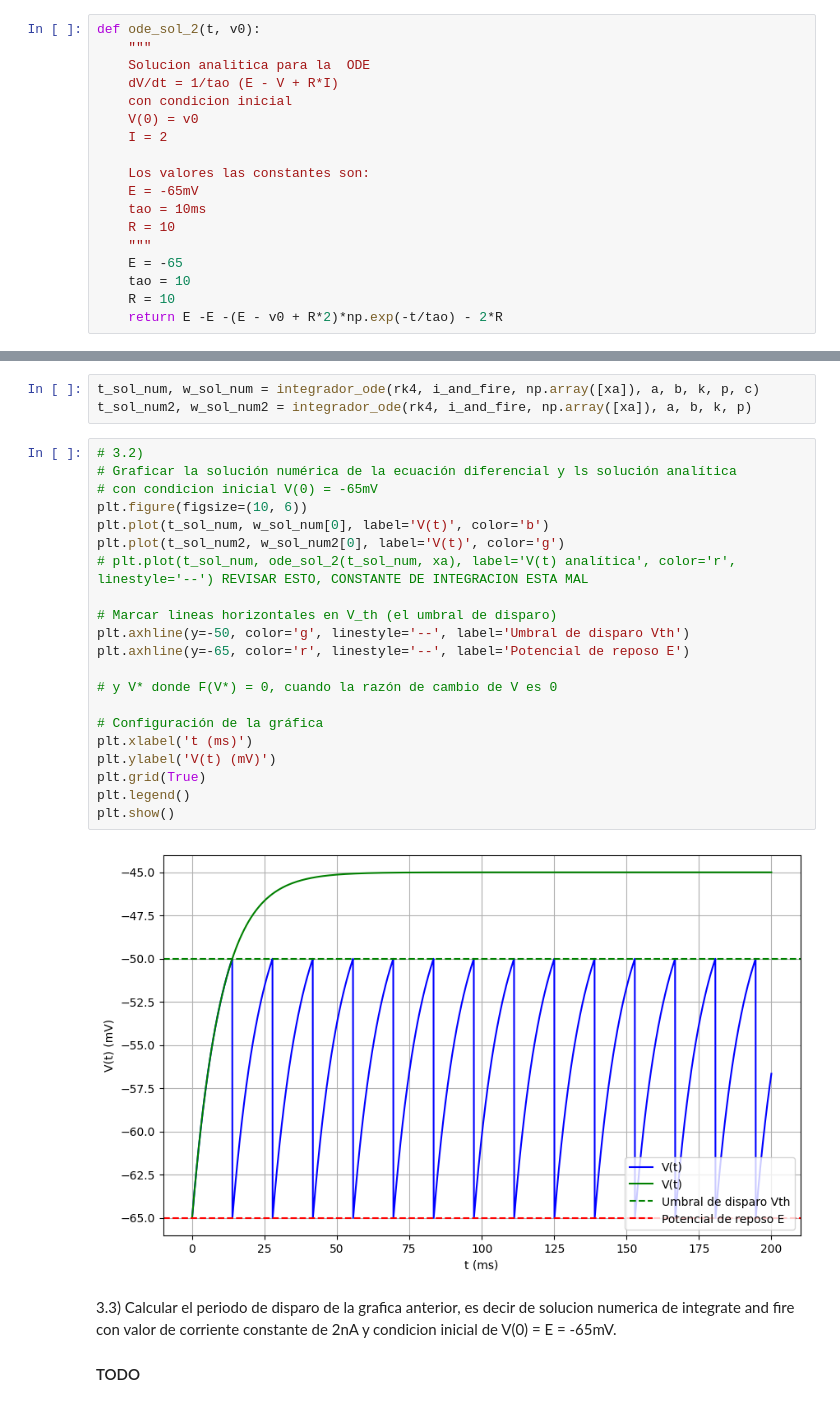
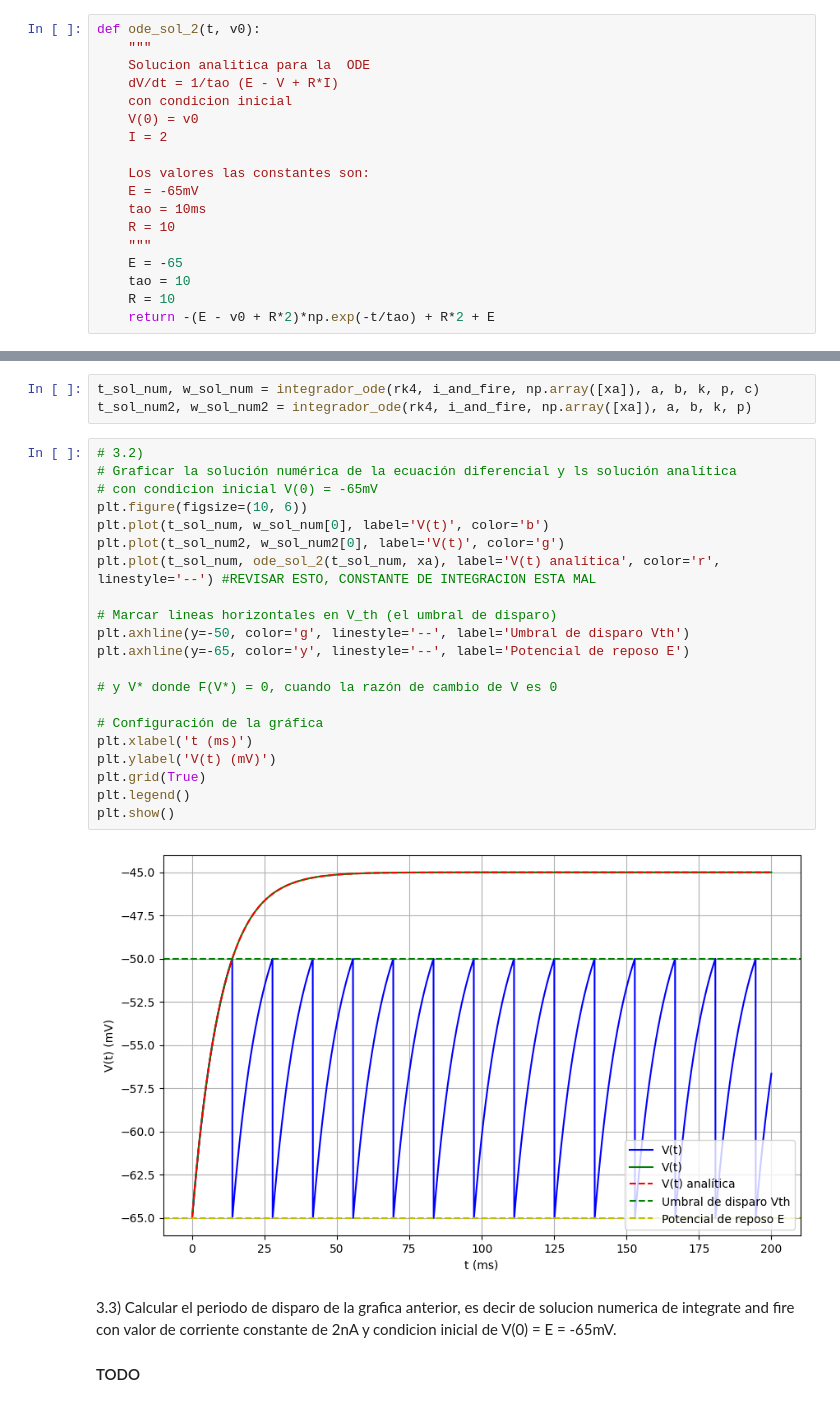
Before and after one commit to AdolfoBanchio/Redes-neuronales-2024, a Jupyter notebook: guias_ejercicios/redes_neuronales_2024_guia_5.ipynb, the cells around one changed output, grey strips where cells are left out. Cells and saved outputs as stored; diff of their text form.

```diff
--- a/guias_ejercicios/redes_neuronales_2024_guia_5.ipynb
+++ b/guias_ejercicios/redes_neuronales_2024_guia_5.ipynb
@@ -339,7 +339,7 @@ def ode_sol_2(t, v0):
     E = -65
     tao = 10
     R = 10
-    return E -E -(E - v0 + R*2)*np.exp(-t/tao) - 2*R
+    return -(E - v0 + R*2)*np.exp(-t/tao) + R*2 + E
 # %%
 # Graficar solución de la ecuación diferencial para v0 = 10 y t in [0,100]
 t_2 = np.linspace(-5,100,1000)
@@ -485,26 +485,26 @@ t_sol_num2, w_sol_num2 = integrador_ode(rk4, i_and_fire, np.array([xa]), a, b, k
 # %%
 # 3.2)
 # Graficar la solución numérica de la ecuación diferencial y ls solución analítica
 # con condicion inicial V(0) = -65mV
 plt.figure(figsize=(10, 6))
 plt.plot(t_sol_num, w_sol_num[0], label='V(t)', color='b')
 plt.plot(t_sol_num2, w_sol_num2[0], label='V(t)', color='g')
-# plt.plot(t_sol_num, ode_sol_2(t_sol_num, xa), label='V(t) analítica', color='r', linestyle='--') REVISAR ESTO, CONSTANTE DE INTEGRACION ESTA MAL
+plt.plot(t_sol_num, ode_sol_2(t_sol_num, xa), label='V(t) analítica', color='r', linestyle='--') #REVISAR ESTO, CONSTANTE DE INTEGRACION ESTA MAL
 
 # Marcar lineas horizontales en V_th (el umbral de disparo)
 plt.axhline(y=-50, color='g', linestyle='--', label='Umbral de disparo Vth')
-plt.axhline(y=-65, color='r', linestyle='--', label='Potencial de reposo E')
+plt.axhline(y=-65, color='y', linestyle='--', label='Potencial de reposo E')
 
 # y V* donde F(V*) = 0, cuando la razón de cambio de V es 0
 
 # Configuración de la gráfica
 plt.xlabel('t (ms)')
 plt.ylabel('V(t) (mV)')
 plt.grid(True)
 plt.legend()
 plt.show()
 # %% [output]
-[figure, old version]
+[figure, new version]
 # %% [markdown]
 3.3) Calcular el periodo de disparo de la grafica anterior, es decir de solucion numerica de integrate and fire con valor de corriente constante de 2nA y condicion inicial de V(0) = E = -65mV.
 
```
Also changed, not shown: parts of 4 cells of this notebook, 9 other files.
